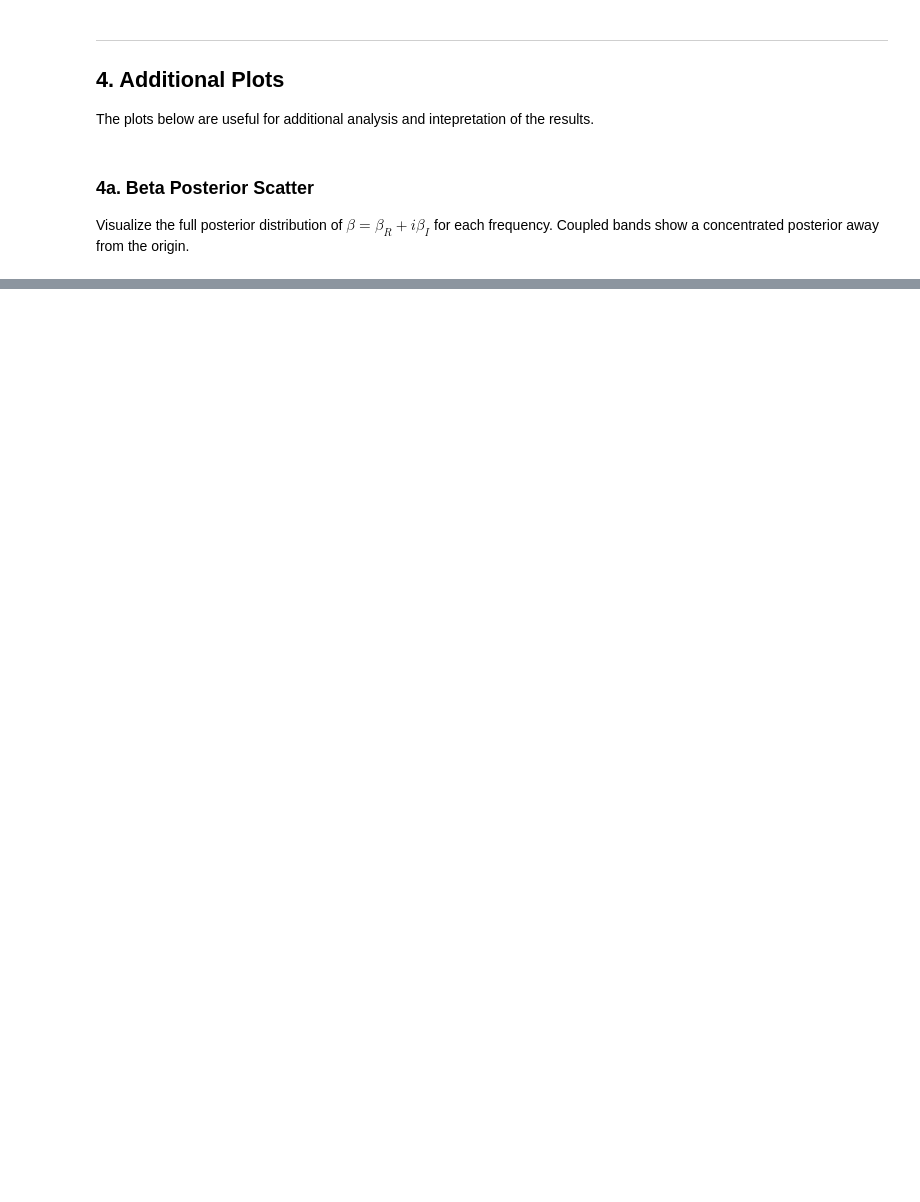
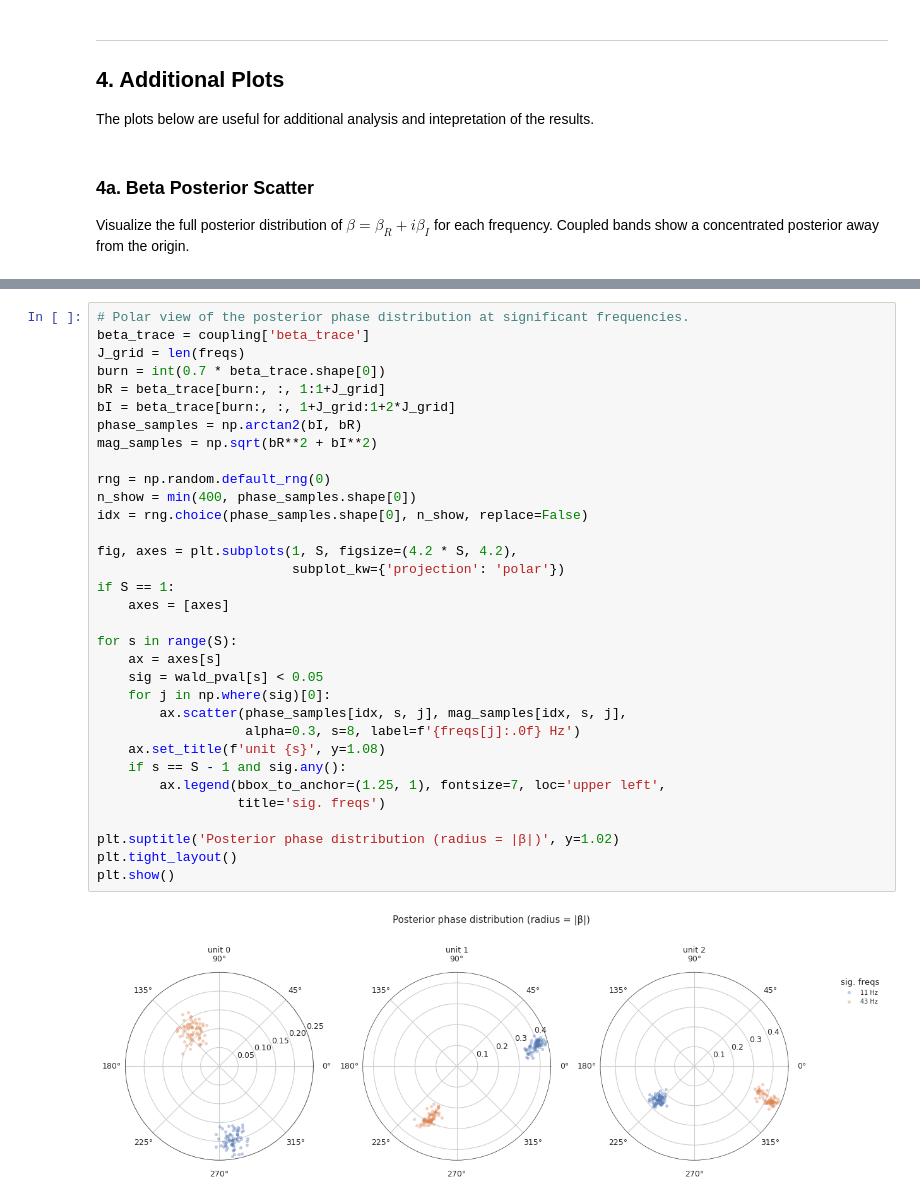
Before and after one commit to Bowen-Zheng-99/joint-ssmt, a Jupyter notebook: examples/quickstart_single_trial.ipynb, the cells around one changed output, grey strips where cells are left out. Saved outputs shown, nothing was run; the diff lists cells and outputs as text; blank space fills up the shorter version.

```diff
--- a/examples/quickstart_single_trial.ipynb
+++ b/examples/quickstart_single_trial.ipynb
@@ -295,0 +354,35 @@ plt.show()
+# %%
+# Polar view of the posterior phase distribution at significant frequencies.
+beta_trace = coupling['beta_trace']
+J_grid = len(freqs)
+burn = int(0.7 * beta_trace.shape[0])
+bR = beta_trace[burn:, :, 1:1+J_grid]
+bI = beta_trace[burn:, :, 1+J_grid:1+2*J_grid]
+phase_samples = np.arctan2(bI, bR)
+mag_samples = np.sqrt(bR**2 + bI**2)
+
+rng = np.random.default_rng(0)
+n_show = min(400, phase_samples.shape[0])
+idx = rng.choice(phase_samples.shape[0], n_show, replace=False)
+
+fig, axes = plt.subplots(1, S, figsize=(4.2 * S, 4.2),
+                         subplot_kw={'projection': 'polar'})
+if S == 1:
+    axes = [axes]
+
+for s in range(S):
+    ax = axes[s]
+    sig = wald_pval[s] < 0.05
+    for j in np.where(sig)[0]:
+        ax.scatter(phase_samples[idx, s, j], mag_samples[idx, s, j],
+                   alpha=0.3, s=8, label=f'{freqs[j]:.0f} Hz')
+    ax.set_title(f'unit {s}', y=1.08)
+    if s == S - 1 and sig.any():
+        ax.legend(bbox_to_anchor=(1.25, 1), fontsize=7, loc='upper left',
+                  title='sig. freqs')
+
+plt.suptitle('Posterior phase distribution (radius = |β|)', y=1.02)
+plt.tight_layout()
+plt.show()
+# %% [output]
+[figure, added]
```
Also changed, not shown: parts of 14 cells of this notebook, 3 other files.
